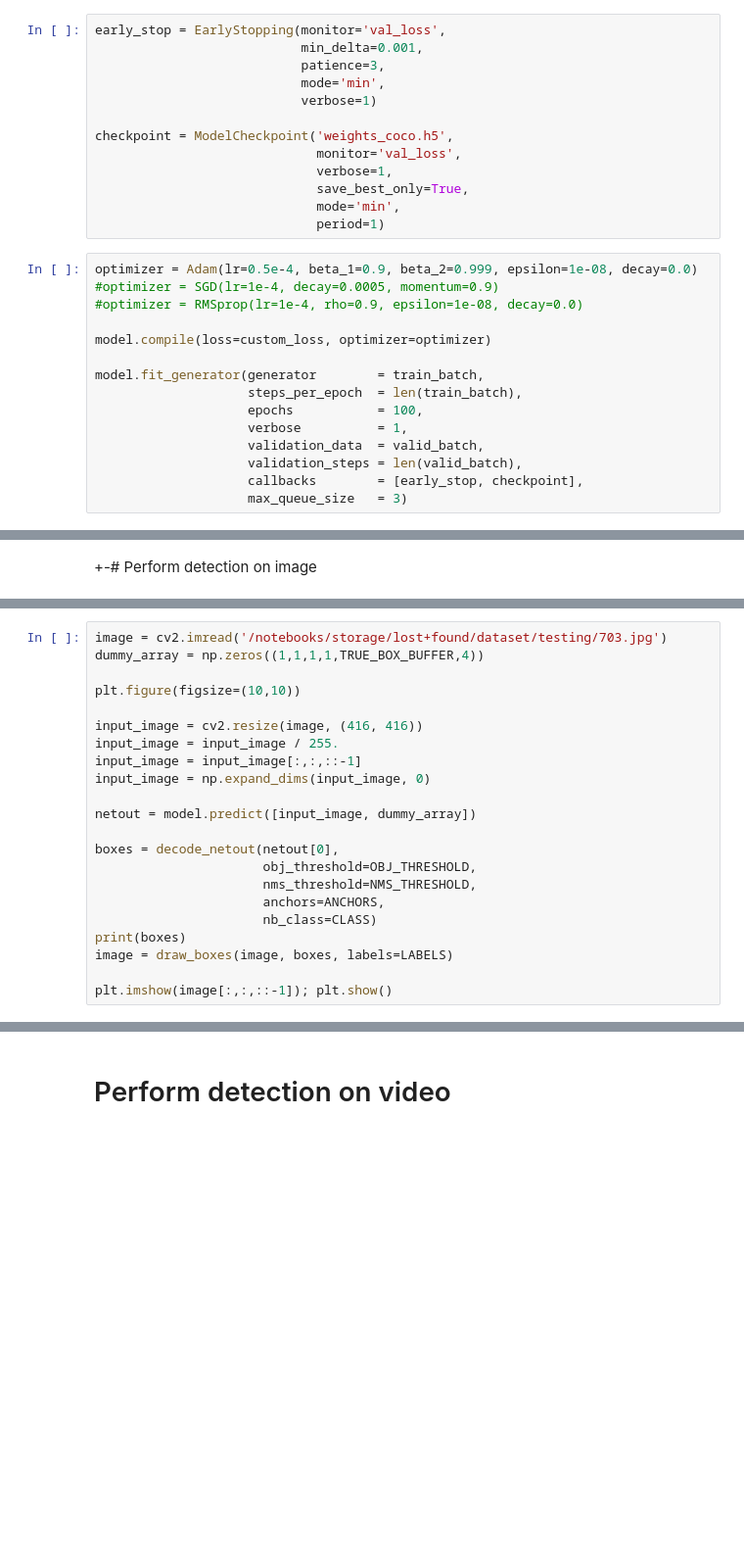
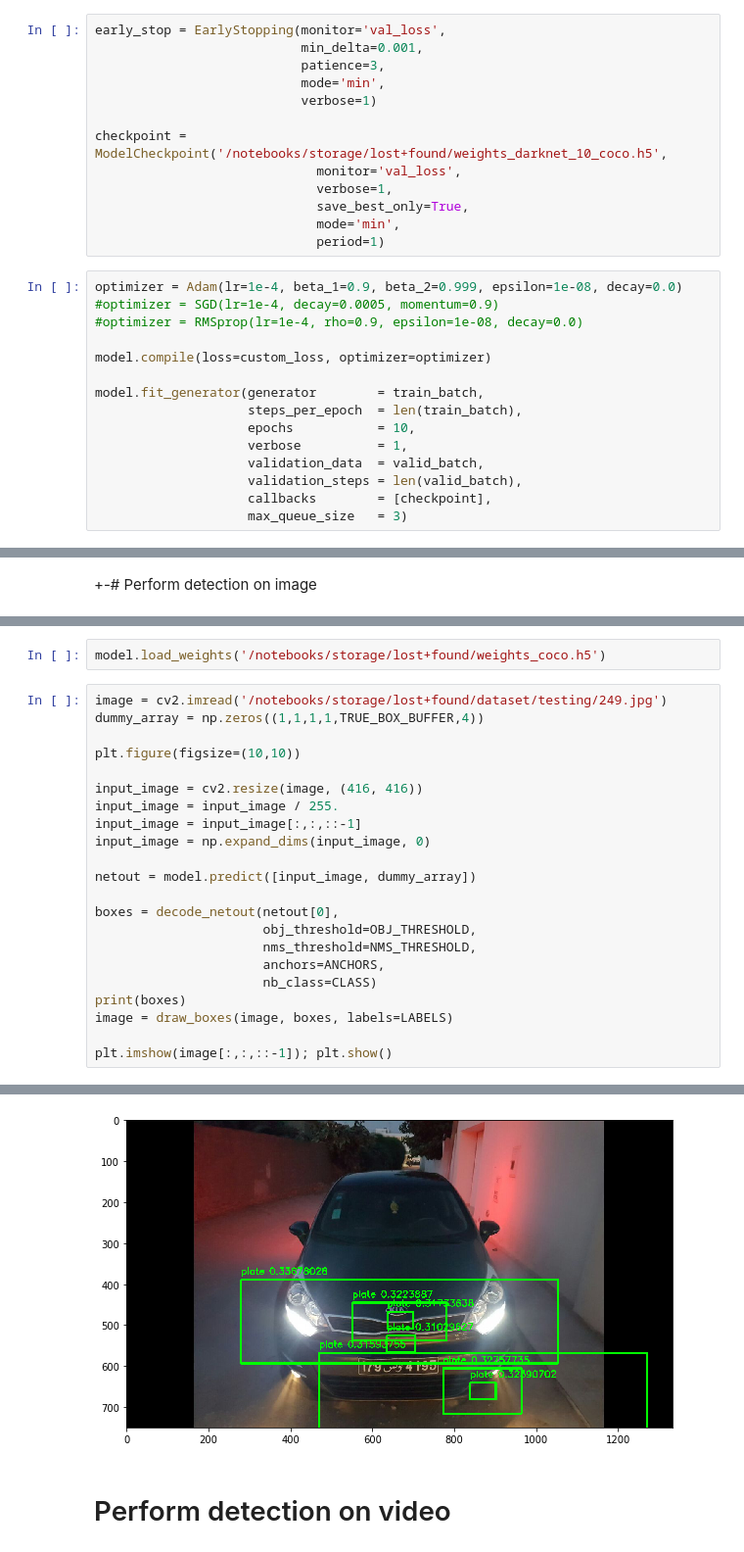
Before and after one commit to ivanshen/yolov2, a Jupyter notebook: Yolo Step-by-Step.ipynb, the cells around one changed output, grey strips where cells are left out. Shown: that part at 98% size. Saved outputs shown, nothing was run; the diff lists cells and outputs as text; blank space fills up the shorter version.

```diff
--- a/Yolo Step-by-Step.ipynb
+++ b/Yolo Step-by-Step.ipynb
@@ -1048,14 +1071,14 @@ early_stop = EarlyStopping(monitor='val_loss',
                            mode='min',
                            verbose=1)
 
-checkpoint = ModelCheckpoint('weights_coco.h5',
+checkpoint = ModelCheckpoint('/notebooks/storage/lost+found/weights_darknet_10_coco.h5',
                              monitor='val_loss',
                              verbose=1,
                              save_best_only=True,
                              mode='min',
                              period=1)
 # %%
-optimizer = Adam(lr=0.5e-4, beta_1=0.9, beta_2=0.999, epsilon=1e-08, decay=0.0)
+optimizer = Adam(lr=1e-4, beta_1=0.9, beta_2=0.999, epsilon=1e-08, decay=0.0)
 #optimizer = SGD(lr=1e-4, decay=0.0005, momentum=0.9)
 #optimizer = RMSprop(lr=1e-4, rho=0.9, epsilon=1e-08, decay=0.0)
 
@@ -1063,10 +1086,10 @@ model.compile(loss=custom_loss, optimizer=optimizer)
 
 model.fit_generator(generator        = train_batch,
                     steps_per_epoch  = len(train_batch),
-                    epochs           = 100,
+                    epochs           = 10,
                     verbose          = 1,
                     validation_data  = valid_batch,
                     validation_steps = len(valid_batch),
-                    callbacks        = [early_stop, checkpoint],
+                    callbacks        = [checkpoint],
                     max_queue_size   = 3)
 # %% [output]
@@ -1094,5 +1103,7 @@ Epoch 11/100
+# %%
+model.load_weights('/notebooks/storage/lost+found/weights_coco.h5')
 # %%
-image = cv2.imread('/notebooks/storage/lost+found/dataset/testing/703.jpg')
+image = cv2.imread('/notebooks/storage/lost+found/dataset/testing/249.jpg')
 dummy_array = np.zeros((1,1,1,1,TRUE_BOX_BUFFER,4))
 
 plt.figure(figsize=(10,10))
@@ -1113,3 +1124,4 @@ print(boxes)
 image = draw_boxes(image, boxes, labels=LABELS)
 
 plt.imshow(image[:,:,::-1]); plt.show()
+# %% [output]
@@ -1116,3 +1136,4 @@ plt.imshow(image[:,:,::-1]); plt.show()
+[figure, added]
 # %% [markdown]
 # Perform detection on video
 # %%
```
Also changed, not shown: parts of 7 cells of this notebook, 3 other files.
